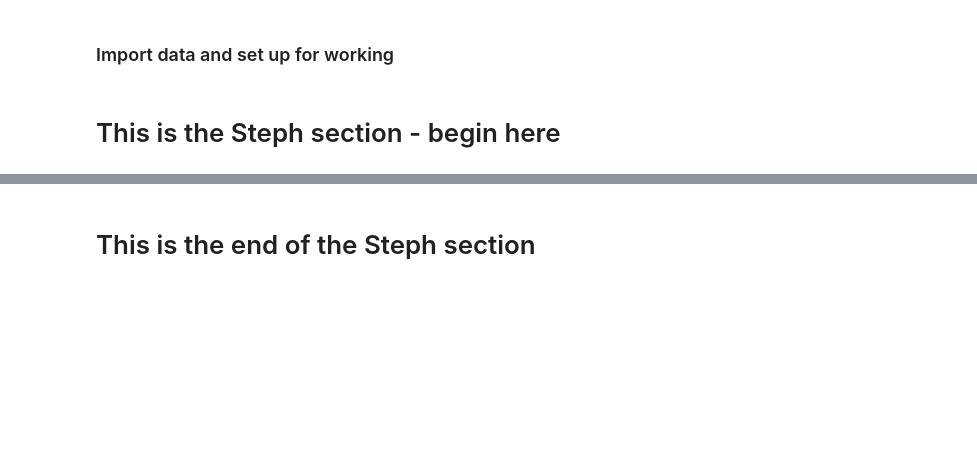
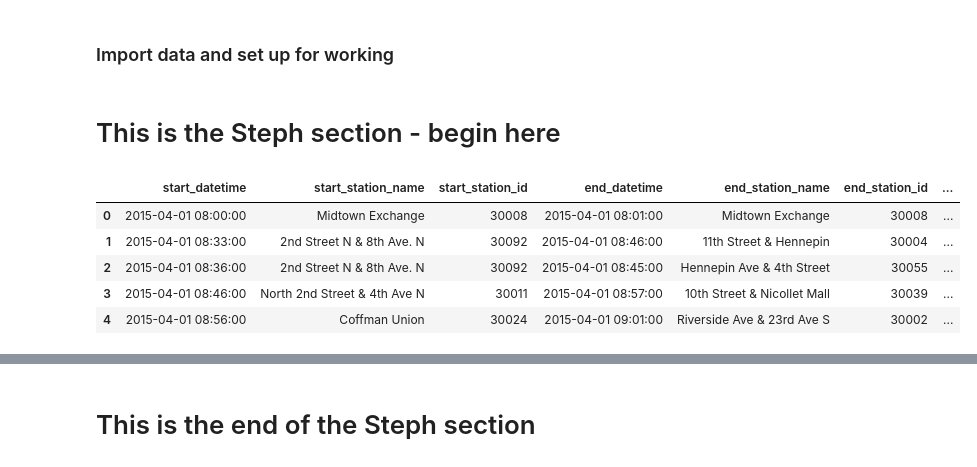
Before and after one commit to luchovzla/project-1, a Jupyter notebook: NiceRideCombined.ipynb, the cells around one changed output, grey strips where cells are left out. Saved outputs shown, nothing was run; the diff lists cells and outputs as text; code cells hidden in the pictures; blank space fills up the shorter version.

```diff
--- a/NiceRideCombined.ipynb
+++ b/NiceRideCombined.ipynb
@@ -147,11 +131,2 @@ df_2020.dtypes
 # %% [markdown]
 # This is the Steph section - begin here
-# %%
-# Calculate total number of rides per day, by year
-# 2015
-
-# Split datetime column into three values
-df_2015["year"] = df_2015.start_datetime.dt.year
-df_2015["month"] = df_2015.start_datetime.dt.month
-df_2015["day"] = df_2015.start_datetime.dt.day
-df_2015.head()
@@ -236,0 +133,39 @@ per_day_20 = pd.DataFrame(per_day_20)
+# %%
+# Copy data for steph section
+
+s_2015 = df_2015.copy()
+s_2016 = df_2016.copy()
+s_2017 = df_2017.copy()
+s_2018 = df_2018.copy()
+s_2019 = df_2019.copy()
+s_2020 = df_2020.copy()
+# %%
+# Define function to extract date information from datetime
+
+def extract_date(x):
+    x["year"] = x.start_datetime.dt.year
+    x["month"] = x.start_datetime.dt.month
+    x["day"] = x.start_datetime.dt.day
+
+def get_dayofweek(x):
+    start = x.start_datetime[0]
+    end = x.start_datetime[len(x.start_datetime)-1]
+    s = pd.date_range(start, end, freq="D").to_series()
+    #print(s)
+    s = list(s.dt.dayofweek)
+    return s
+
+#dayofweek: 0 = Monday, 6 = Sunday
+# %%
+# Calculate total number of rides per day, by year
+# 2015
+x = s_2015
+extract_date(x)
+s_2015.head()
+# %% [output]
+|  | start_datetime | start_station_name | start_station_id | end_datetime | end_station_name | end_station_id | ... |
+| 0 | 2015-04-01 08:00:00 | Midtown Exchange | 30008 | 2015-04-01 08:01:00 | Midtown Exchange | 30008 | ... |
+| 1 | 2015-04-01 08:33:00 | 2nd Street N & 8th Ave. N | 30092 | 2015-04-01 08:46:00 | 11th Street & Hennepin | 30004 | ... |
+| 2 | 2015-04-01 08:36:00 | 2nd Street N & 8th Ave. N | 30092 | 2015-04-01 08:45:00 | Hennepin Ave & 4th Street | 30055 | ... |
+| 3 | 2015-04-01 08:46:00 | North 2nd Street & 4th Ave N | 30011 | 2015-04-01 08:57:00 | 10th Street & Nicollet Mall | 30039 | ... |
+| 4 | 2015-04-01 08:56:00 | Coffman Union | 30024 | 2015-04-01 09:01:00 | Riverside Ave & 23rd Ave S | 30002 | ... |
```
Also changed, not shown: parts of 71 cells of this notebook, 1 other file.
